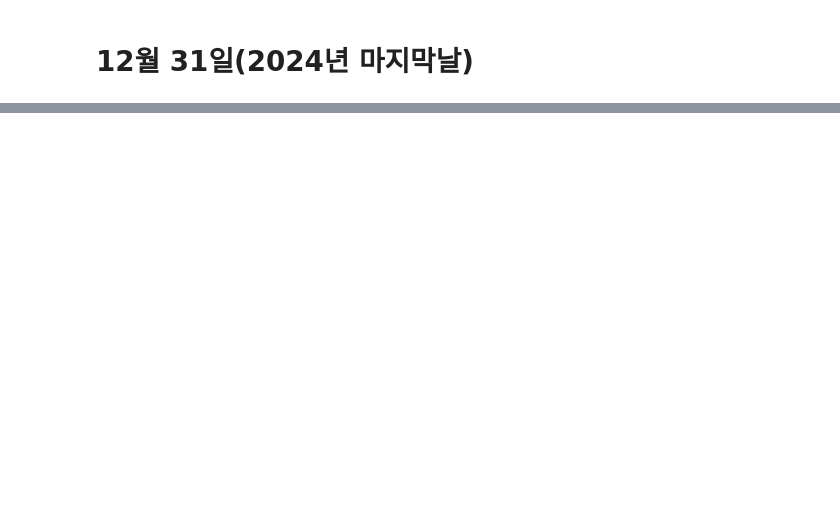
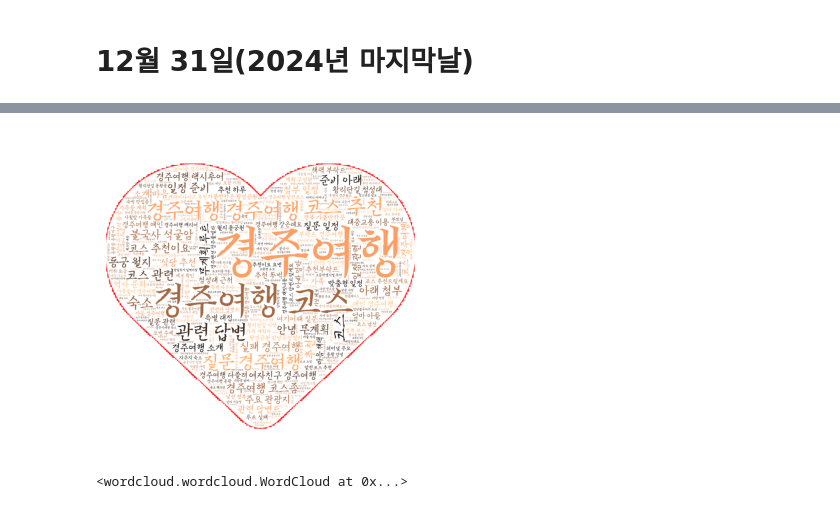
Before and after one commit to minjunK94/ai, a Jupyter notebook: source/10_자연어처리/ch02_한글형태소분석_Quiz.ipynb, the cells around one changed output, grey strips where cells are left out. Cells and saved outputs as stored; diff of their text form; code cells hidden in the pictures; blank space fills up the shorter version.

```diff
--- a/source/10_자연어처리/ch02_한글형태소분석_Quiz.ipynb
+++ b/source/10_자연어처리/ch02_한글형태소분석_Quiz.ipynb
@@ -166,0 +590,29 @@ def get_search_element_save(query, start):
+# %%
+img = Image.open('data/heart.jpg')
+mask = np.array(img)
+# mask = np.where(mask > 200, 255, 0).astype(np.uint8)
+# plt.imshow(mask)
+wordcloud = WordCloud(
+    background_color = 'white',
+    max_words=400,
+    font_path='이순신Regular.ttf',
+    relative_scaling=0.6,
+    colormap='copper',
+    mask=mask,
+    contour_color='red',
+    contour_width=1,
+    stopwords=불용어,
+    random_state=4
+)
+wordcloud.generate(gyeongju)
+plt.figure(figsize=(10,4))
+plt.imshow(wordcloud)
+plt.axis('off')
+plt.show()
+# %% [output]
+[figure, added]
+# %%
+# 생성된 wordcloud 이미지 저장
+wordcloud.to_file('data/gyeongju_cloud.jpg')
+# %% [output]
+<wordcloud.wordcloud.WordCloud at 0x...>
```
Also changed, not shown: parts of 43 cells of this notebook, 8 other files.
